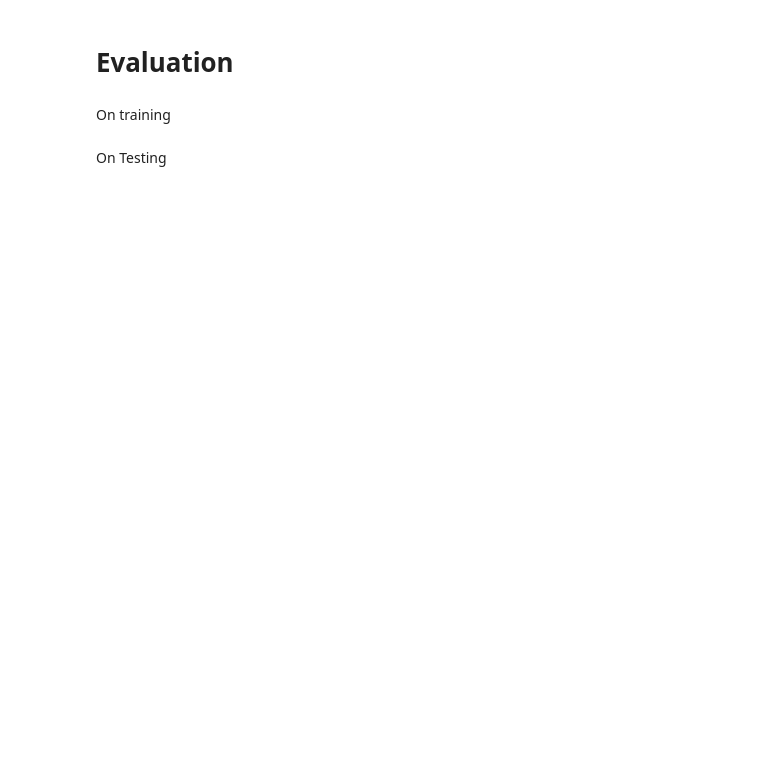
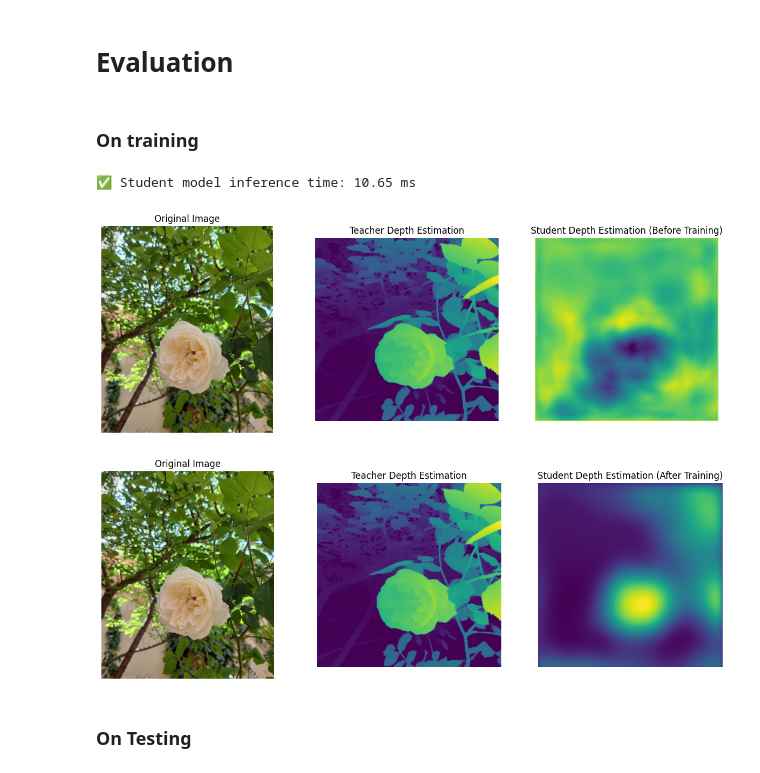
Before and after one commit to k3rnel-paN1c5/Delta, a Jupyter notebook: model/notebooks/New_Student.ipynb, the cells around one changed output. Cells and saved outputs as stored; diff of their text form; code cells hidden in the pictures; blank space fills up the shorter version.

```diff
--- a/model/notebooks/New_Student.ipynb
+++ b/model/notebooks/New_Student.ipynb
@@ -56,29 +57,40 @@ Class for Student Model
 class StudentModel(nn.Module):
     """
     Student model with MobileNetV3 encoder and a custom decoder.
+    Designed for real-time inference on edge devices.
     """
     def __init__(self):
         super(StudentModel, self).__init__()
+        # mobilenet = mobilenet_v3_large(wieghts=MobileNet_V3_Large_Weights.IMAGENET1K_V1)
         mobilenet = mobilenet_v3_large(pretrained=True)
+
         self.encoder = mobilenet.features
 
 
         self.decoder = nn.Sequential(
             nn.Conv2d(960, 512, kernel_size=3, padding=1),
             nn.ReLU(inplace=True),
+            nn.Dropout(0.25),
             nn.Upsample(scale_factor=2, mode='bilinear', align_corners=True),
+
             nn.Conv2d(512, 256, kernel_size=3, padding=1),
             nn.ReLU(inplace=True),
+            nn.Dropout(0.25),
             nn.Upsample(scale_factor=2, mode='bilinear', align_corners=True),
+
             nn.Conv2d(256, 128, kernel_size=3, padding=1),
             nn.ReLU(inplace=True),
             nn.Upsample(scale_factor=2, mode='bilinear', align_corners=True),
+
             nn.Conv2d(128, 64, kernel_size=3, padding=1),
             nn.ReLU(inplace=True),
             nn.Upsample(scale_factor=2, mode='bilinear', align_corners=True),
+
             nn.Conv2d(64, 32, kernel_size=3, padding=1),
             nn.ReLU(inplace=True),
             nn.Upsample(scale_factor=2, mode='bilinear', align_corners=True),
+
+            #output layer: reduces channels to 1 for depth prediction
             nn.Conv2d(32, 1, kernel_size=3, padding=1)
         )
 
@@ -246,6 +258,7 @@ def train_knowledge_distillation(teacher, student, dataloader, criterion, optimi
 device = torch.device("cuda" if torch.cuda.is_available() else "cpu")
 print(f"Using device: {device}")
 
+!wget -c https://example.com/path/to/nyu_depth_v2_data.zip -O /content/drive/MyDrive/nyu_depth_v2_data.zip
 
 # Load teacher model
 teacher = AutoModelForDepthEstimation.from_pretrained("depth-anything/Depth-Anything-V2-Large-hf").to(device)
@@ -260,7 +273,7 @@ student_model = StudentModel().to(device)
 student_optimizer = optim.Adam(student_model.parameters(), lr=1e-4)
 
 # Training parameters
-num_epochs = 15
+num_epochs = 30
 
 # Distillation Loss
 # Instantiate the custom loss function
@@ -280,6 +293,12 @@ transform = transforms.Compose([
     transforms.Normalize(mean=[0.485, 0.456, 0.406], std=[0.229, 0.224, 0.225]) # ImageNet normalization
 ])
 
+eval_transform = transforms.Compose([
+    transforms.Resize(input_size),
+    transforms.ToTensor(),
+    transforms.Normalize(mean=[0.485, 0.456, 0.406], std=[0.229, 0.224, 0.225])
+])
+
 # Specify the path to your unlabeled data in Google Drive
 unlabeled_data_path = '/content/drive/MyDrive/images/'
 
@@ -297,13 +327,13 @@ image_path = "/content/drive/MyDrive/images/img1.JPG"
 train_image = cv2.imread(image_path)
 train_image = cv2.cvtColor(train_image, cv2.COLOR_BGR2RGB)  # Convert to RGB
 
-train_input_tensor = transform(Image.fromarray(train_image)).unsqueeze(0).to(device)
+train_input_tensor = eval_transform(Image.fromarray(train_image)).unsqueeze(0).to(device)
 # Load image
 image_path = "/content/test.jpg"
 image = cv2.imread(image_path)
 image = cv2.cvtColor(image, cv2.COLOR_BGR2RGB)  # Convert to RGB
 
-input_tensor = transform(Image.fromarray(image)).unsqueeze(0).to(device)
+input_tensor = eval_transform(Image.fromarray(image)).unsqueeze(0).to(device)
 
 student_model.eval() # Use the DepthModel instance
 
@@ -357,14 +420,14 @@ KeyboardInterrupt:
 # %% [markdown]
 # Evaluation
 # %% [markdown]
-On training
+### On training
 # %%
 # Load image
 image_path = "/content/drive/MyDrive/images/img1.JPG"
 image = cv2.imread(image_path)
 image = cv2.cvtColor(image, cv2.COLOR_BGR2RGB)  # Convert to RGB
 
-input_tensor = transform(Image.fromarray(image)).unsqueeze(0).to(device)
+input_tensor = eval_transform(Image.fromarray(image)).unsqueeze(0).to(device)
 
 # Set models to evaluation mode
 teacher_model.eval() # Use the DepthModel instance
@@ -405,35 +468,39 @@ plt.axis("off")
 # Student Depth Map
 plt.subplot(1, 3, 3)
 plt.imshow(student_depth_before_training_train_image, cmap="viridis")
 plt.title("Student Depth Estimation (Before Training)")
 plt.axis("off")
 
 plt.show()
 
 #After training
 plt.figure(figsize=(15, 5))
 
 # Original Image
 plt.subplot(1, 3, 1)
 plt.imshow(image)
 plt.title("Original Image")
 plt.axis("off")
 
 # Teacher Depth Map
 plt.subplot(1, 3, 2)
 plt.imshow(teacher_depth, cmap="viridis")
 plt.title("Teacher Depth Estimation")
 plt.axis("off")
 
 # Student Depth Map
 plt.subplot(1, 3, 3)
 plt.imshow(student_output_after_training, cmap="viridis")
 plt.title("Student Depth Estimation (After Training)")
 plt.axis("off")
 
 plt.show()
+# %% [output]
+✅ Student model inference time: 10.65 ms
+[figure, added]
+[figure, added]
 # %% [markdown]
-On Testing
+### On Testing
 # %%
 # Load image
 image_path = "/content/test.jpg"
```
Also changed, not shown: parts of 12 cells of this notebook, 5 other files.
